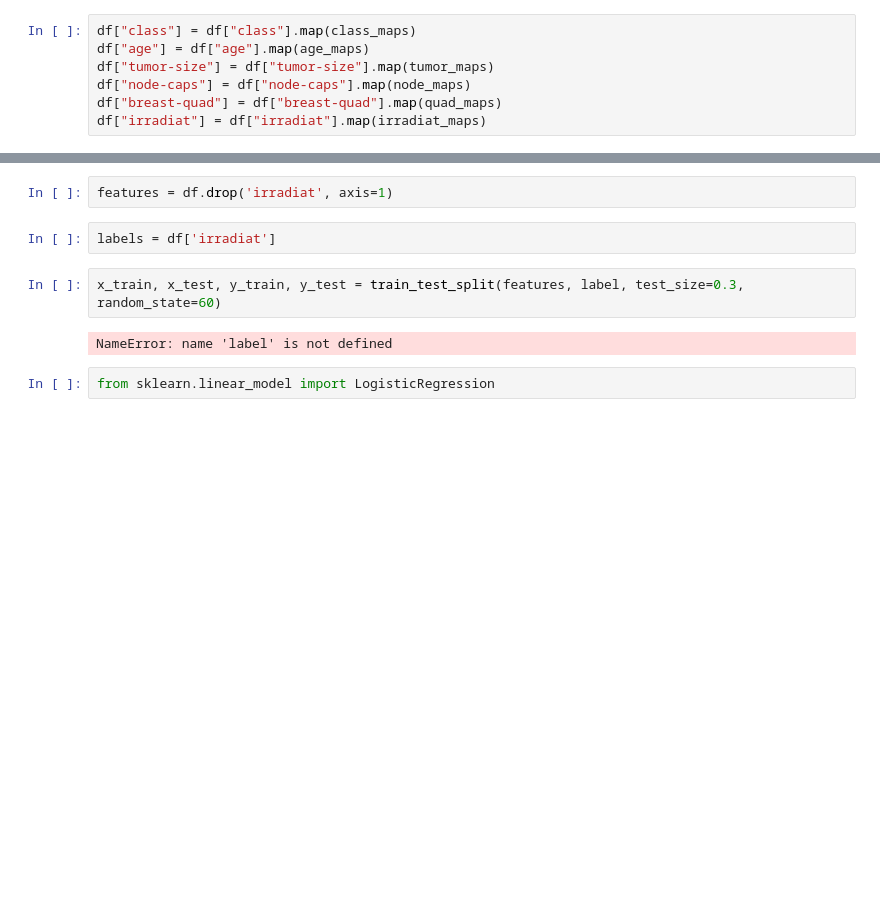
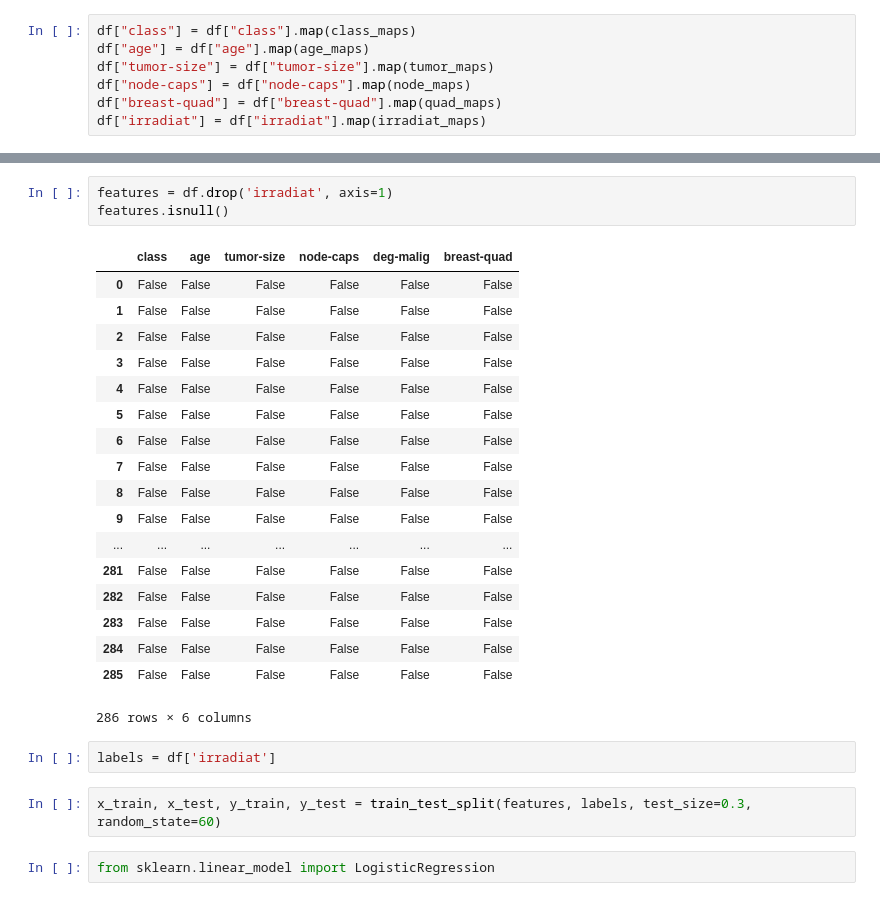
Before and after one commit to spygaurad/Breast_Cancer_Prediction, a Jupyter notebook: Breast Cancer Prediction.ipynb, the cells around one changed output, grey strips where cells are left out. Cells and saved outputs as stored; diff of their text form; blank space fills up the shorter version.

```diff
--- a/Breast Cancer Prediction.ipynb
+++ b/Breast Cancer Prediction.ipynb
@@ -92,11 +130,29 @@ df.head()
 # %%
 features = df.drop('irradiat', axis=1)
+features.isnull()
+# %% [output]
+|  | class | age | tumor-size | node-caps | deg-malig | breast-quad |
+| 0 | False | False | False | False | False | False |
+| 1 | False | False | False | False | False | False |
+| 2 | False | False | False | False | False | False |
+| 3 | False | False | False | False | False | False |
+| 4 | False | False | False | False | False | False |
+| 5 | False | False | False | False | False | False |
+| 6 | False | False | False | False | False | False |
+| 7 | False | False | False | False | False | False |
+| 8 | False | False | False | False | False | False |
+| 9 | False | False | False | False | False | False |
+| ... | ... | ... | ... | ... | ... | ... |
+| 281 | False | False | False | False | False | False |
+| 282 | False | False | False | False | False | False |
+| 283 | False | False | False | False | False | False |
+| 284 | False | False | False | False | False | False |
+| 285 | False | False | False | False | False | False |
+286 rows × 6 columns
 # %%
 labels = df['irradiat']
 # %%
-x_train, x_test, y_train, y_test = train_test_split(features, label, test_size=0.3, random_state=60)
+x_train, x_test, y_train, y_test = train_test_split(features, labels, test_size=0.3, random_state=60)
-# %% [output]
-NameError: name 'label' is not defined
 # %%
 from sklearn.linear_model import LogisticRegression
 # %%
```
Also changed, not shown: parts of 6 cells of this notebook.
